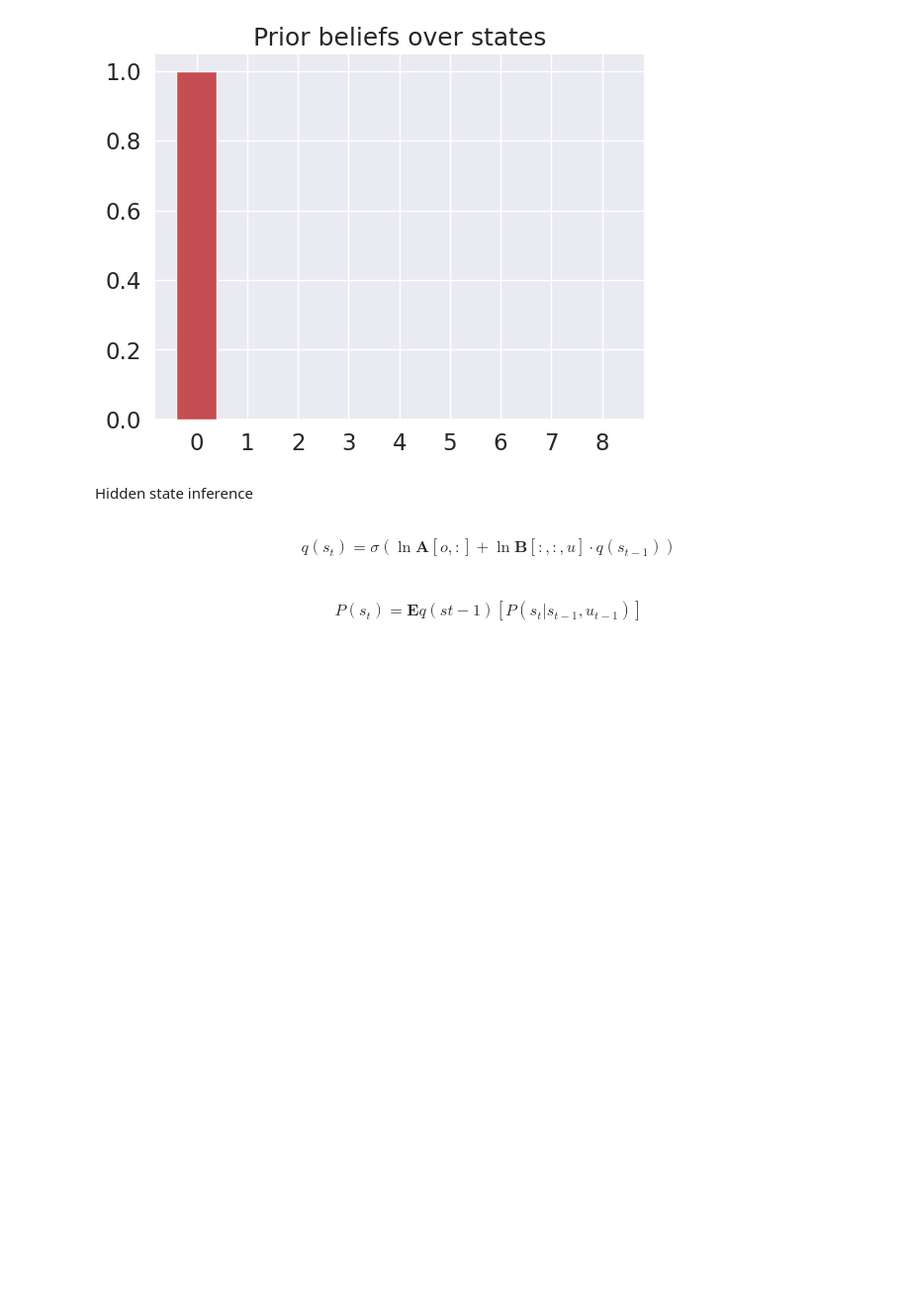
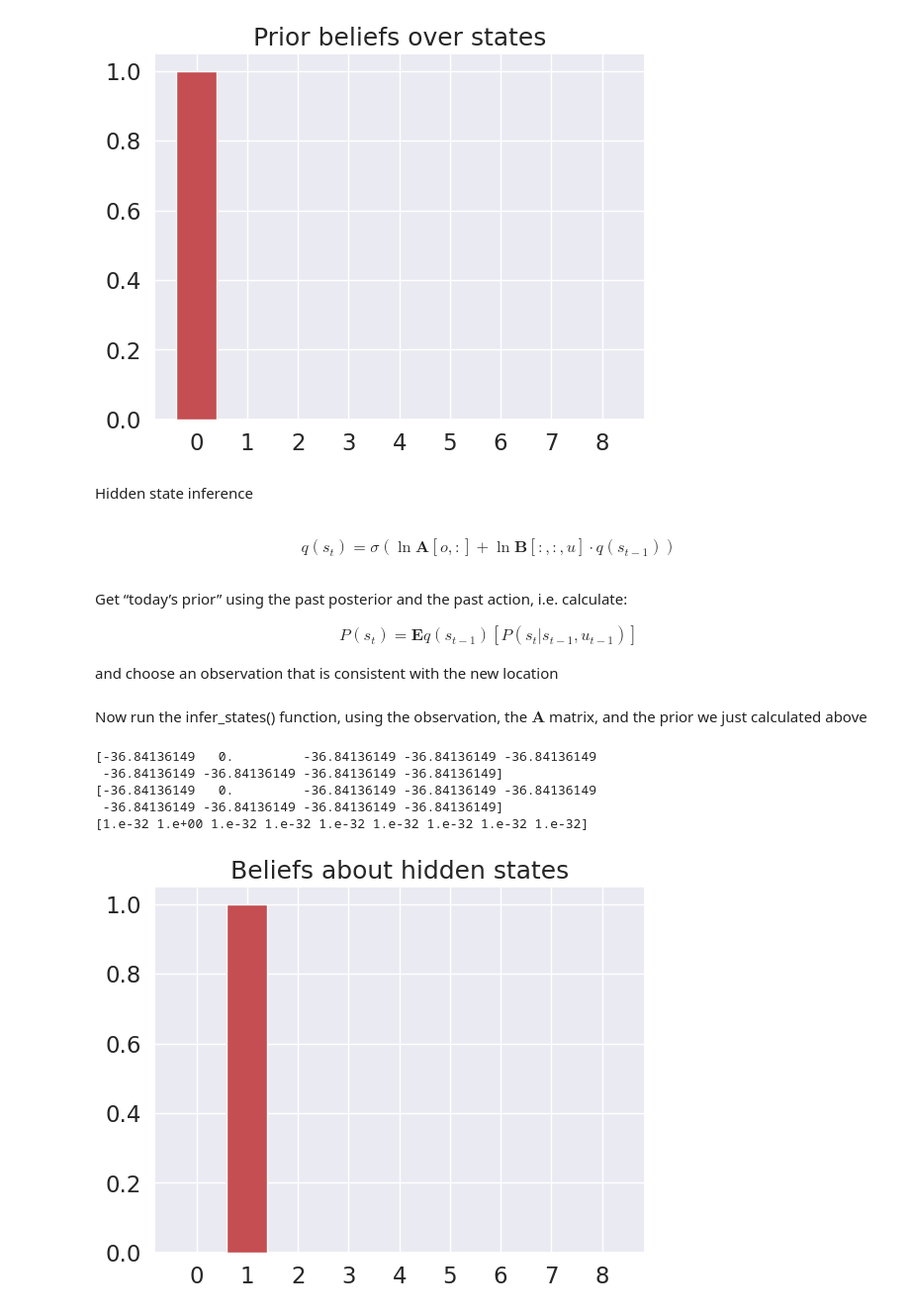
Before and after one commit to martinc999/active, a Jupyter notebook: turtorial.ipynb, the cells around one changed output. Shown at 99% size. Cells and saved outputs as stored; diff of their text form; code cells hidden in the pictures; blank space fills up the shorter version.

Commit message:
Free energy functions

```diff
--- a/turtorial.ipynb
+++ b/turtorial.ipynb
@@ -350,4 +361,24 @@ qs_past = utils.onehot(4, n_states) # agent believes they were at location 4 --
 last_action = "UP" # the agent knew it moved "UP" one timestep ago
 action_id = actions.index(last_action) # get the action index for moving "UP"
 # %% [markdown]
-$$ \begin{align} P(s_t) = \mathbf{E}{q(s{t-1})}\left[P(s_t | s_{t-1}, u_{t-1})\right] \end{align} $$
+Get “today’s prior” using the past posterior and the past action, i.e. calculate:
+
+$$ \begin{align} P(s_t) = \mathbf{E}{q(s_{t-1})}\left[P(s_t | s_{t-1}, u_{t-1})\right] \end{align} $$
+
+and choose an observation that is consistent with the new location
+# %%
+prior = B[:,:,action_id].dot(qs_past)
+
+observation_index = 1
+# %% [markdown]
+Now run the infer_states() function, using the observation, the $\mathbf{A}$ matrix, and the prior we just calculated above
+# %%
+qs_new = infer_states(observation_index, A, prior)
+plot_beliefs(qs_new, title_str = "Beliefs about hidden states")
+# %% [output]
+[-36.84136149   0.         -36.84136149 -36.84136149 -36.84136149
+ -36.84136149 -36.84136149 -36.84136149 -36.84136149]
+[-36.84136149   0.         -36.84136149 -36.84136149 -36.84136149
+ -36.84136149 -36.84136149 -36.84136149 -36.84136149]
+[1.e-32 1.e+00 1.e-32 1.e-32 1.e-32 1.e-32 1.e-32 1.e-32 1.e-32]
+[figure, added]
```
Also changed, not shown: parts of 32 cells of this notebook.
